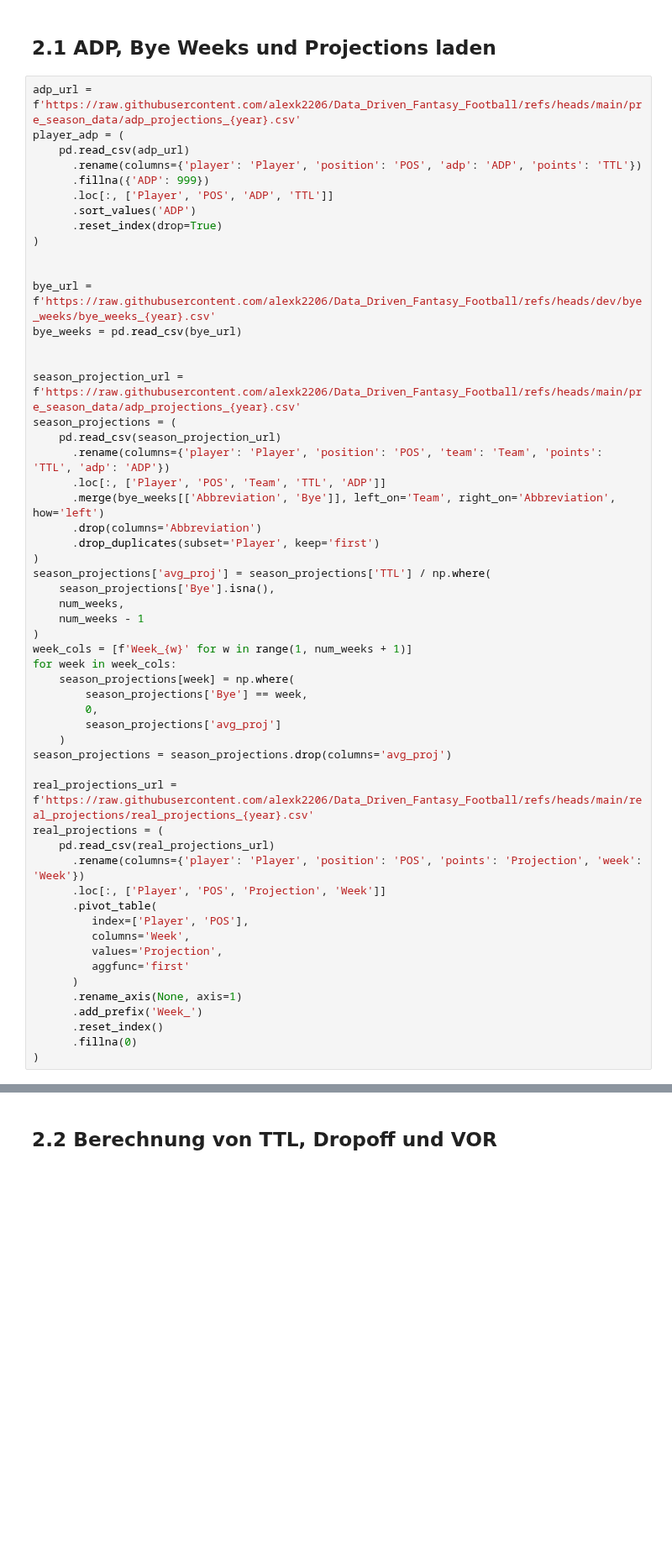
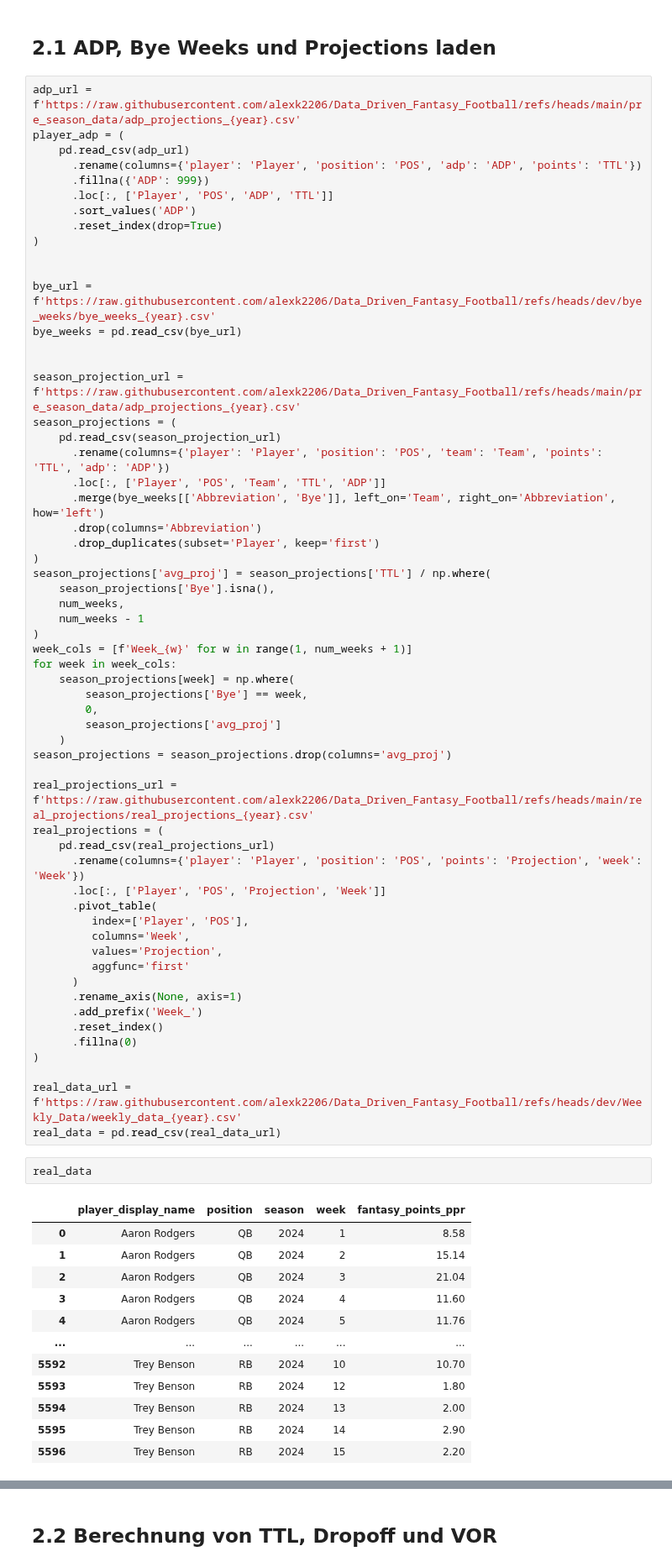
Before and after one commit to alexk2206/Data_Driven_Fantasy_Football, a Jupyter notebook: Mixed_Integer_Problem_for_Draft_Optimization.ipynb, the cells around one changed output, grey strips where cells are left out. Shown at 84% size. Drawn from its saved outputs; the diff is of its cells as text; blank space fills up the shorter version.

```diff
--- a/Mixed_Integer_Problem_for_Draft_Optimization.ipynb
+++ b/Mixed_Integer_Problem_for_Draft_Optimization.ipynb
@@ -99,3 +99,21 @@ real_projections = (
       .reset_index()
       .fillna(0)
 )
+
+real_data_url = f'https://raw.githubusercontent.com/alexk2206/Data_Driven_Fantasy_Football/refs/heads/dev/Weekly_Data/weekly_data_{year}.csv'
+real_data = pd.read_csv(real_data_url)
+# %%
+real_data
+# %% [output]
+|  | player_display_name | position | season | week | fantasy_points_ppr |
+| 0 | Aaron Rodgers | QB | 2024 | 1 | 8.58 |
+| 1 | Aaron Rodgers | QB | 2024 | 2 | 15.14 |
+| 2 | Aaron Rodgers | QB | 2024 | 3 | 21.04 |
+| 3 | Aaron Rodgers | QB | 2024 | 4 | 11.60 |
+| 4 | Aaron Rodgers | QB | 2024 | 5 | 11.76 |
+| ... | ... | ... | ... | ... | ... |
+| 5592 | Trey Benson | RB | 2024 | 10 | 10.70 |
+| 5593 | Trey Benson | RB | 2024 | 12 | 1.80 |
+| 5594 | Trey Benson | RB | 2024 | 13 | 2.00 |
+| 5595 | Trey Benson | RB | 2024 | 14 | 2.90 |
+| 5596 | Trey Benson | RB | 2024 | 15 | 2.20 |
```
Also changed, not shown: parts of 7 cells of this notebook.
